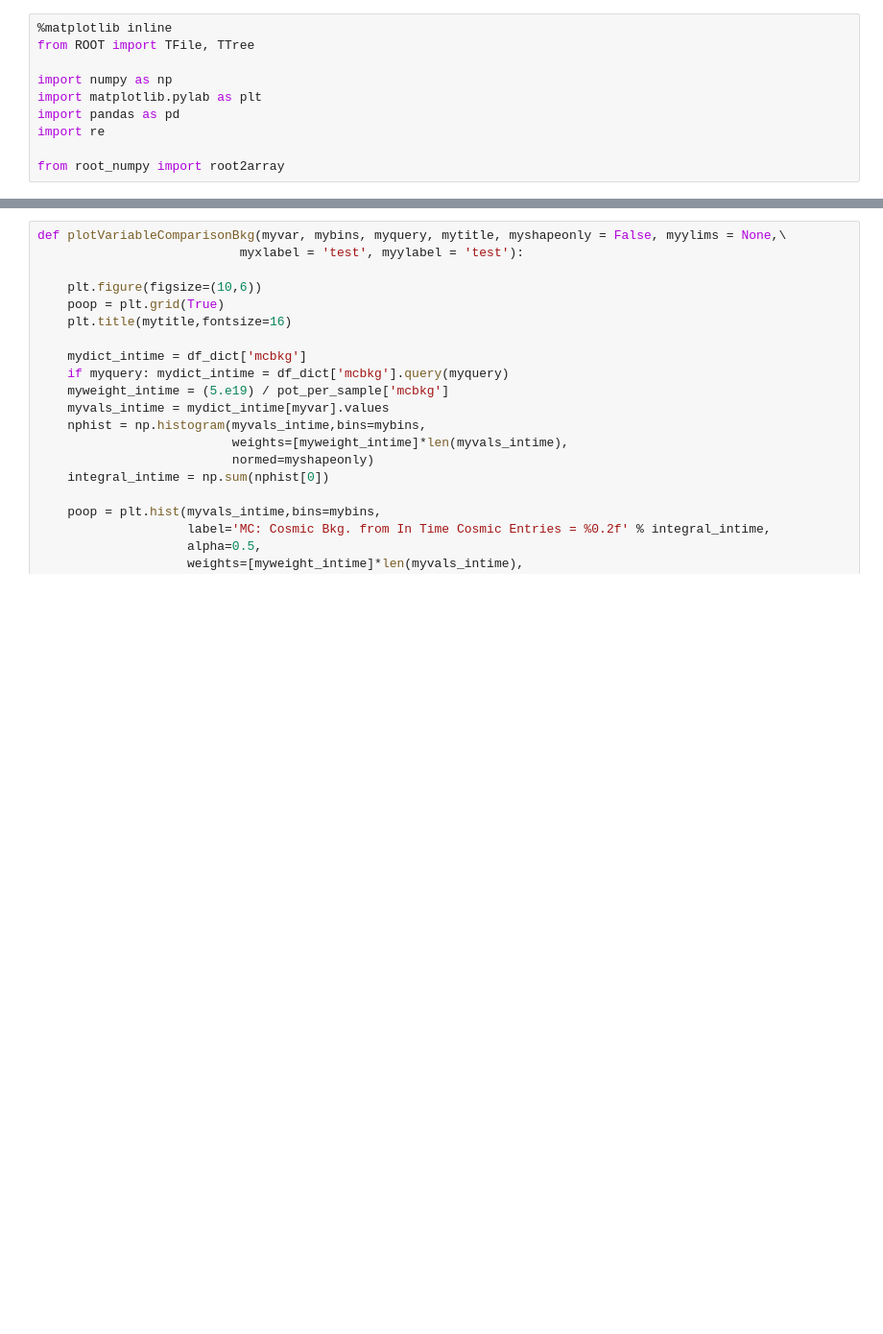
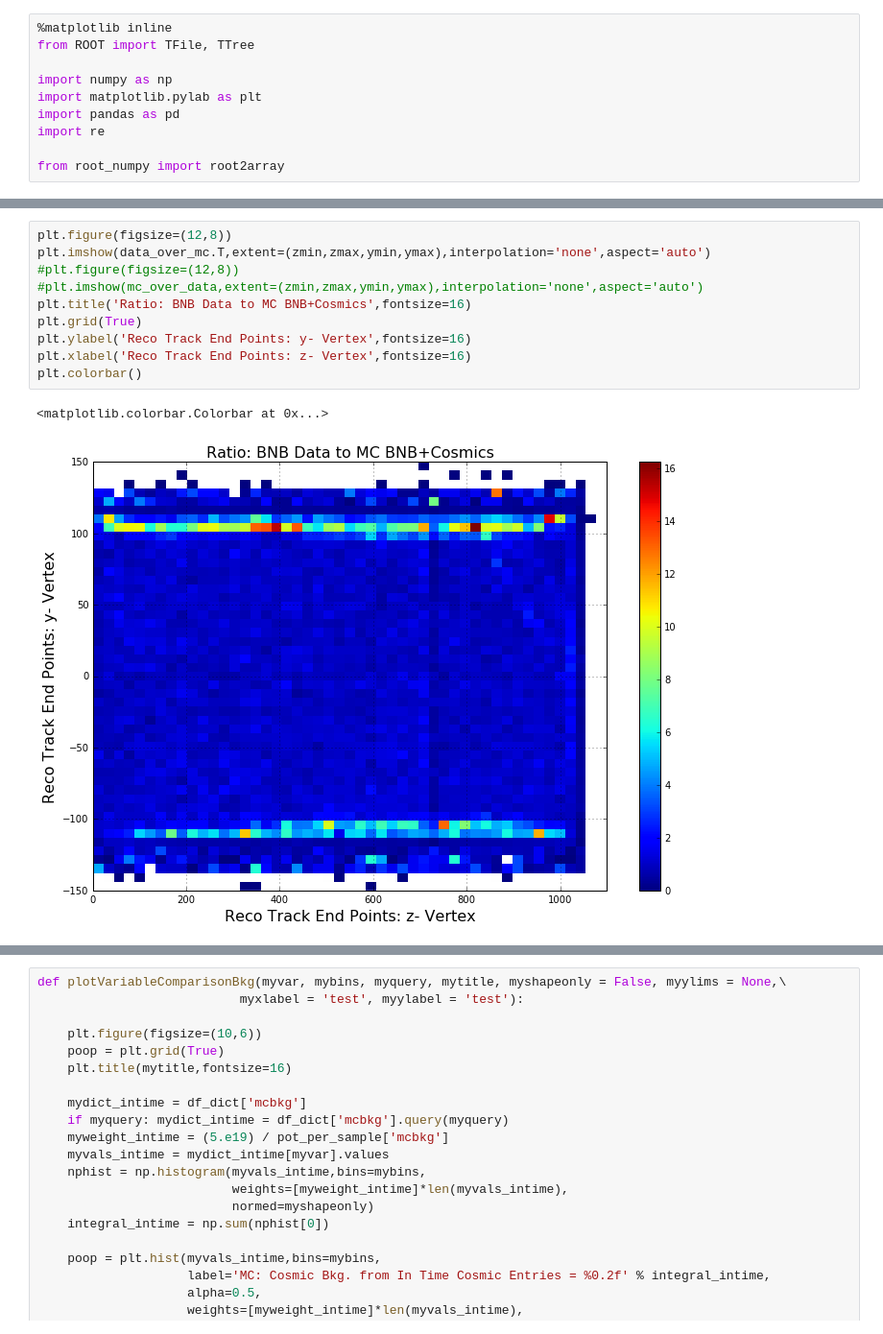
Before and after one commit to kaleko/KalekoAna, a Jupyter notebook: TrackStudy/mac/track_data_mc_comparisons.ipynb, the cells around one changed output, grey strips where cells are left out. Shown: that part at 96% size. Cells and saved outputs as stored; diff of their text form; blank space fills up the shorter version.

```diff
--- a/TrackStudy/mac/track_data_mc_comparisons.ipynb
+++ b/TrackStudy/mac/track_data_mc_comparisons.ipynb
@@ -42,0 +83,13 @@ print df_dict['databkg'].columns.values
+# %%
+plt.figure(figsize=(12,8))
+plt.imshow(data_over_mc.T,extent=(zmin,zmax,ymin,ymax),interpolation='none',aspect='auto')
+#plt.figure(figsize=(12,8))
+#plt.imshow(mc_over_data,extent=(zmin,zmax,ymin,ymax),interpolation='none',aspect='auto')
+plt.title('Ratio: BNB Data to MC BNB+Cosmics',fontsize=16)
+plt.grid(True)
+plt.ylabel('Reco Track End Points: y- Vertex',fontsize=16)
+plt.xlabel('Reco Track End Points: z- Vertex',fontsize=16)
+plt.colorbar()
+# %% [output]
+<matplotlib.colorbar.Colorbar at 0x...>
+[figure, added]
```
Also changed, not shown: parts of 21 cells of this notebook.
